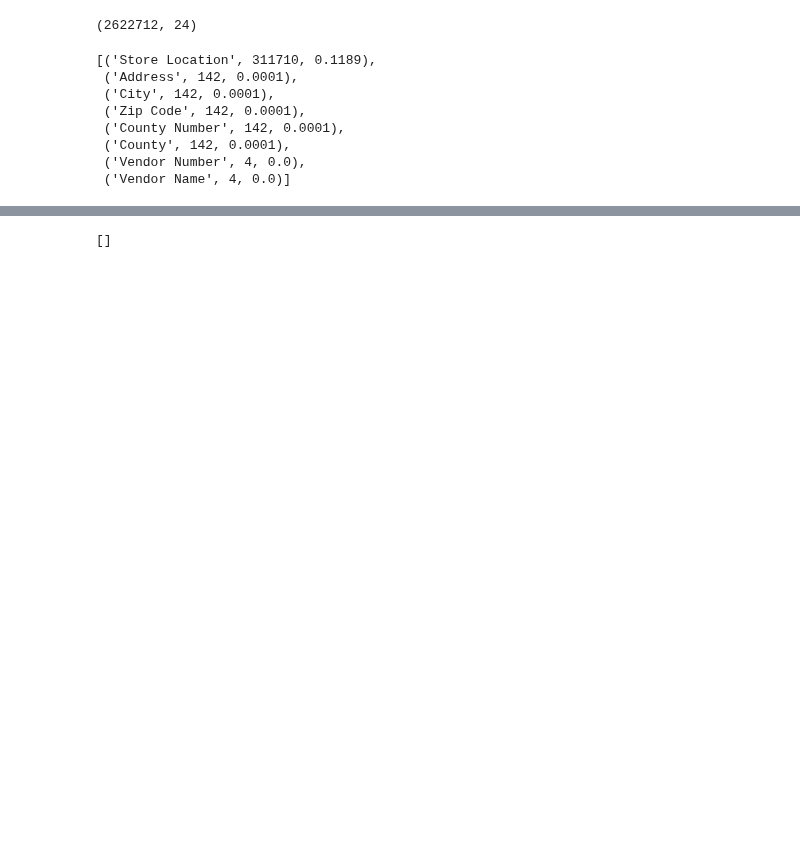
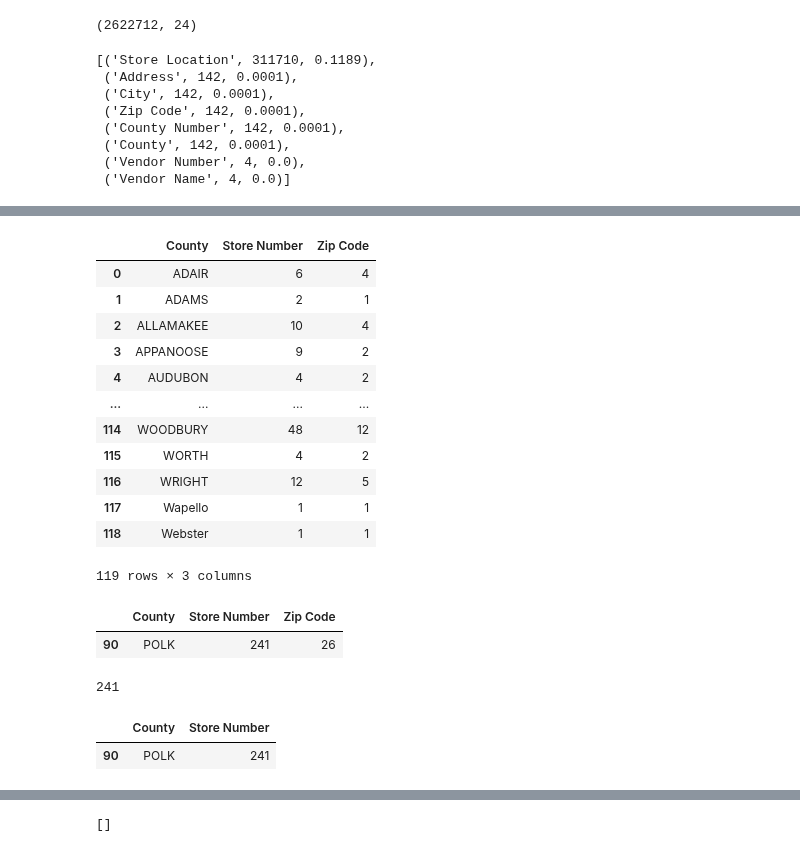
Before and after one commit to dgarbato/capstone, a Jupyter notebook: Liquor 2021.ipynb, the cells around one changed output, grey strips where cells are left out. Saved outputs shown, nothing was run; the diff lists cells and outputs as text; code cells hidden in the pictures; blank space fills up the shorter version.

```diff
--- a/Liquor 2021.ipynb
+++ b/Liquor 2021.ipynb
@@ -68,0 +113,18 @@ products = df_prod1[['Item Number', 'Item Description',  'Category']]
+# %%
+df_counties = liquor_2021.groupby(['County']).agg({'Store Number' : 'nunique','Zip Code':'nunique' }).reset_index()
+# %%
+df_counties
+# %% [output]
+|  | County | Store Number | Zip Code |
+| 0 | ADAIR | 6 | 4 |
+| 1 | ADAMS | 2 | 1 |
+| 2 | ALLAMAKEE | 10 | 4 |
+| 3 | APPANOOSE | 9 | 2 |
+| 4 | AUDUBON | 4 | 2 |
+| ... | ... | ... | ... |
+| 114 | WOODBURY | 48 | 12 |
+| 115 | WORTH | 4 | 2 |
+| 116 | WRIGHT | 12 | 5 |
+| 117 | Wapello | 1 | 1 |
+| 118 | Webster | 1 | 1 |
+119 rows × 3 columns
@@ -68,0 +133,16 @@ products = df_prod1[['Item Number', 'Item Description',  'Category']]
+# %%
+df_counties[filt]
+# %% [output]
+|  | County | Store Number | Zip Code |
+| 90 | POLK | 241 | 26 |
+# %%
+df_counties['Store Number'].max()
+# %% [output]
+241
+# %%
+filt = df_counties['Store Number'] == 241
+
+df_counties[filt]
+# %% [output]
+|  | County | Store Number |
+| 90 | POLK | 241 |
```
Also changed, not shown: parts of 19 cells of this notebook, 10 other files.
